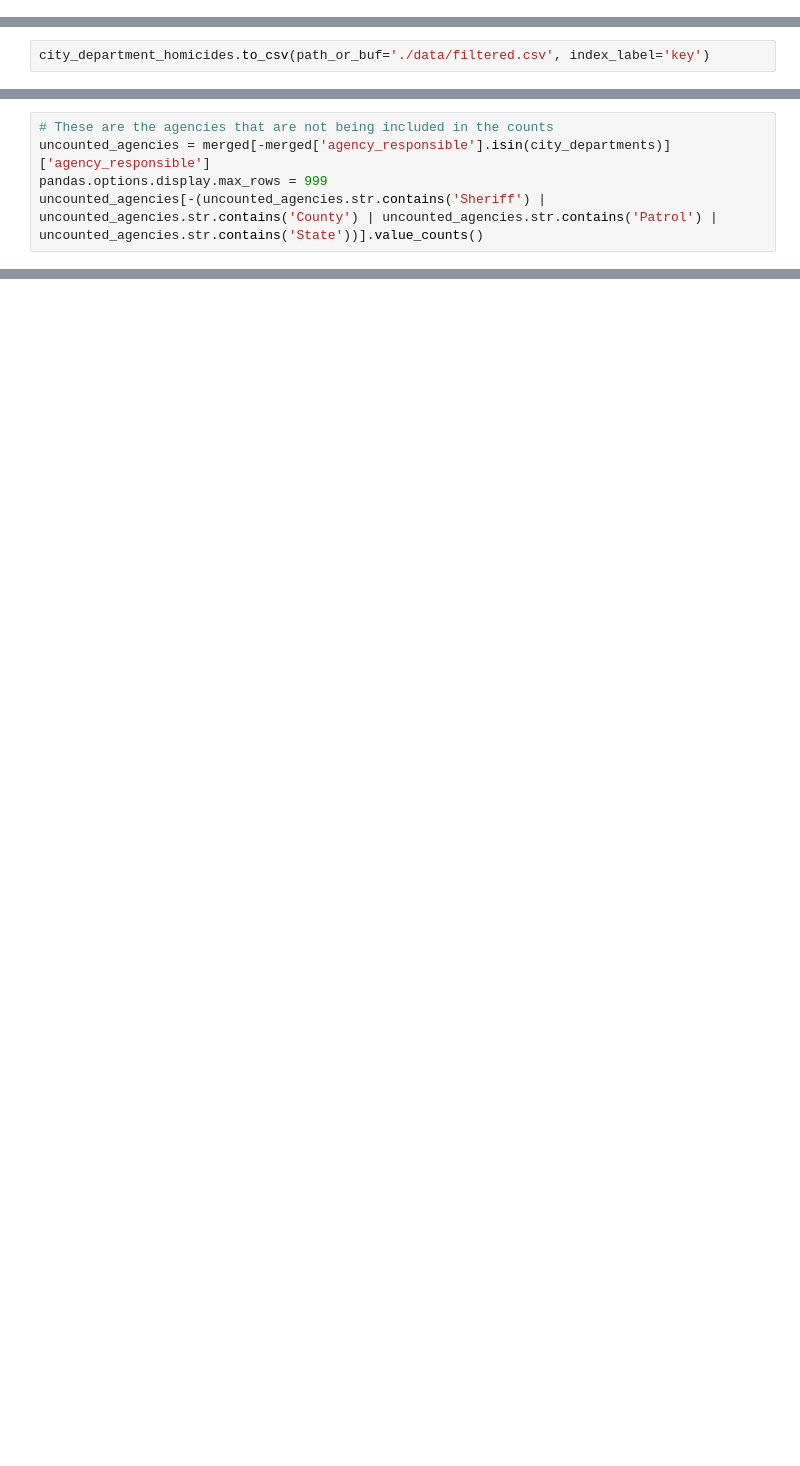
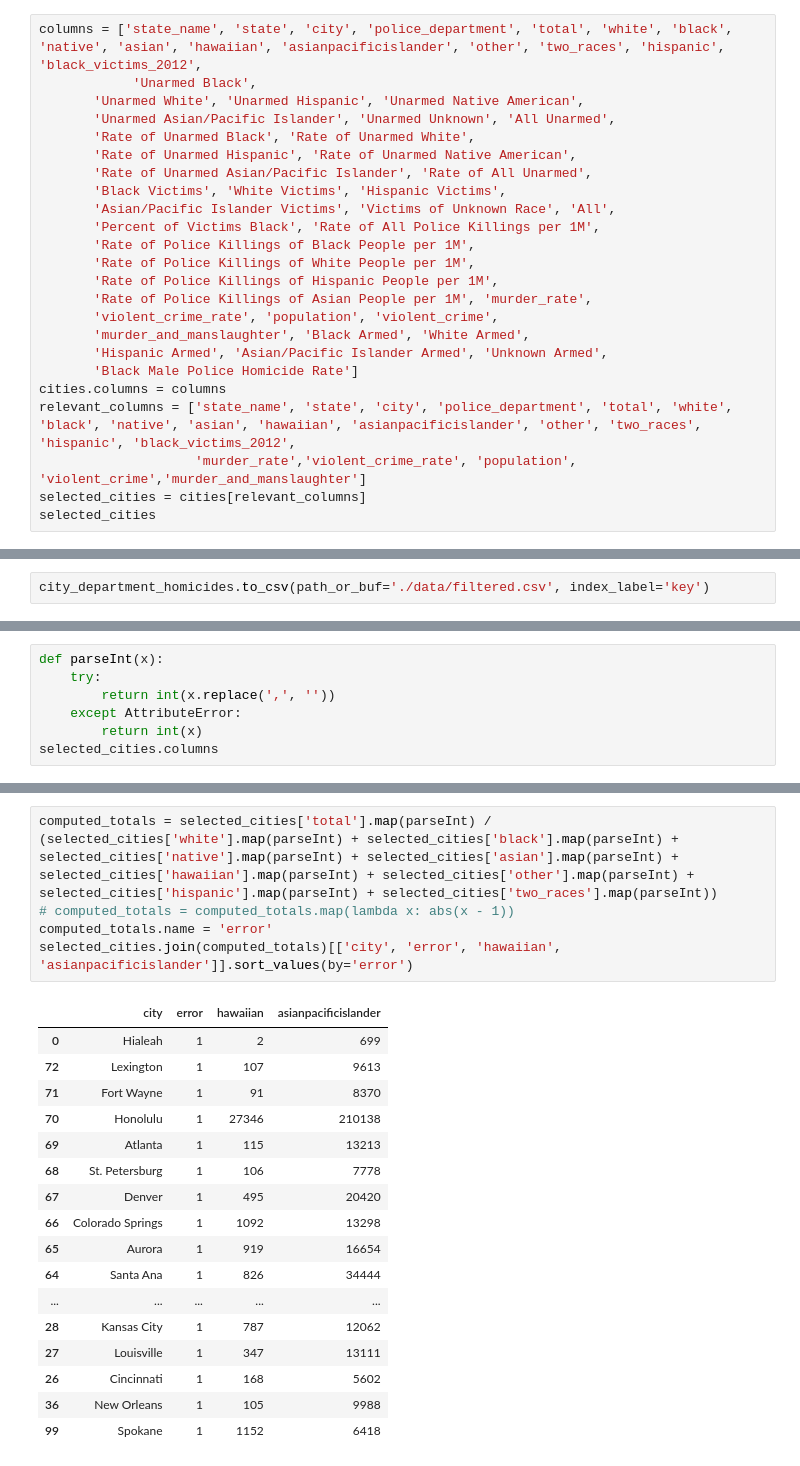
Before and after one commit to mapping-police-violence/cities-breakdown, a Jupyter notebook: Mapping Police Violence Data.ipynb, the cells around one changed output, grey strips where cells are left out. Drawn from its saved outputs; the diff is of its cells as text; blank space fills up the shorter version.

Commit message:
Lost track of all of these changes. Sat around too long.

```diff
--- a/Mapping Police Violence Data.ipynb
+++ b/Mapping Police Violence Data.ipynb
@@ -135,0 +88,24 @@ city_names.columns = ['city', 'state']
+# %%
+columns = ['state_name', 'state', 'city', 'police_department', 'total', 'white', 'black', 'native', 'asian', 'hawaiian', 'asianpacificislander', 'other', 'two_races', 'hispanic', 'black_victims_2012',
+            'Unarmed Black',
+       'Unarmed White', 'Unarmed Hispanic', 'Unarmed Native American',
+       'Unarmed Asian/Pacific Islander', 'Unarmed Unknown', 'All Unarmed',
+       'Rate of Unarmed Black', 'Rate of Unarmed White',
+       'Rate of Unarmed Hispanic', 'Rate of Unarmed Native American',
+       'Rate of Unarmed Asian/Pacific Islander', 'Rate of All Unarmed',
+       'Black Victims', 'White Victims', 'Hispanic Victims',
+       'Asian/Pacific Islander Victims', 'Victims of Unknown Race', 'All',
+       'Percent of Victims Black', 'Rate of All Police Killings per 1M',
+       'Rate of Police Killings of Black People per 1M',
+       'Rate of Police Killings of White People per 1M',
+       'Rate of Police Killings of Hispanic People per 1M',
+       'Rate of Police Killings of Asian People per 1M', 'murder_rate',
+       'violent_crime_rate', 'population', 'violent_crime',
+       'murder_and_manslaughter', 'Black Armed', 'White Armed',
+       'Hispanic Armed', 'Asian/Pacific Islander Armed', 'Unknown Armed',
+       'Black Male Police Homicide Rate']
+cities.columns = columns
+relevant_columns = ['state_name', 'state', 'city', 'police_department', 'total', 'white', 'black', 'native', 'asian', 'hawaiian', 'asianpacificislander', 'other', 'two_races', 'hispanic', 'black_victims_2012',
+                    'murder_rate','violent_crime_rate', 'population', 'violent_crime','murder_and_manslaughter']
+selected_cities = cities[relevant_columns]
+selected_cities
@@ -206,5 +175,0 @@ Name: city, dtype: object
-# %%
-# These are the agencies that are not being included in the counts
-uncounted_agencies = merged[-merged['agency_responsible'].isin(city_departments)]['agency_responsible']
-pandas.options.display.max_rows = 999
-uncounted_agencies[-(uncounted_agencies.str.contains('Sheriff') | uncounted_agencies.str.contains('County') | uncounted_agencies.str.contains('Patrol') | uncounted_agencies.str.contains('State'))].value_counts()
@@ -321,0 +217,7 @@ Name: victim_race, dtype: int64
+# %%
+def parseInt(x):
+    try:
+        return int(x.replace(',', ''))
+    except AttributeError:
+        return int(x)
+selected_cities.columns
@@ -321,0 +231,23 @@ Name: victim_race, dtype: int64
+# %%
+computed_totals = selected_cities['total'].map(parseInt) / (selected_cities['white'].map(parseInt) + selected_cities['black'].map(parseInt) + selected_cities['native'].map(parseInt) + selected_cities['asian'].map(parseInt) + selected_cities['hawaiian'].map(parseInt) + selected_cities['other'].map(parseInt) + selected_cities['hispanic'].map(parseInt) + selected_cities['two_races'].map(parseInt))
+# computed_totals = computed_totals.map(lambda x: abs(x - 1))
+computed_totals.name = 'error'
+selected_cities.join(computed_totals)[['city', 'error', 'hawaiian', 'asianpacificislander']].sort_values(by='error')
+# %% [output]
+|  | city | error | hawaiian | asianpacificislander |
+| 0 | Hialeah | 1 | 2 | 699 |
+| 72 | Lexington | 1 | 107 | 9613 |
+| 71 | Fort Wayne | 1 | 91 | 8370 |
+| 70 | Honolulu | 1 | 27346 | 210138 |
+| 69 | Atlanta | 1 | 115 | 13213 |
+| 68 | St. Petersburg | 1 | 106 | 7778 |
+| 67 | Denver | 1 | 495 | 20420 |
+| 66 | Colorado Springs | 1 | 1092 | 13298 |
+| 65 | Aurora | 1 | 919 | 16654 |
+| 64 | Santa Ana | 1 | 826 | 34444 |
+| ... | ... | ... | ... | ... |
+| 28 | Kansas City | 1 | 787 | 12062 |
+| 27 | Louisville | 1 | 347 | 13111 |
+| 26 | Cincinnati | 1 | 168 | 5602 |
+| 36 | New Orleans | 1 | 105 | 9988 |
+| 99 | Spokane | 1 | 1152 | 6418 |
```
Also changed, not shown: parts of 23 cells of this notebook, 12 other files.
